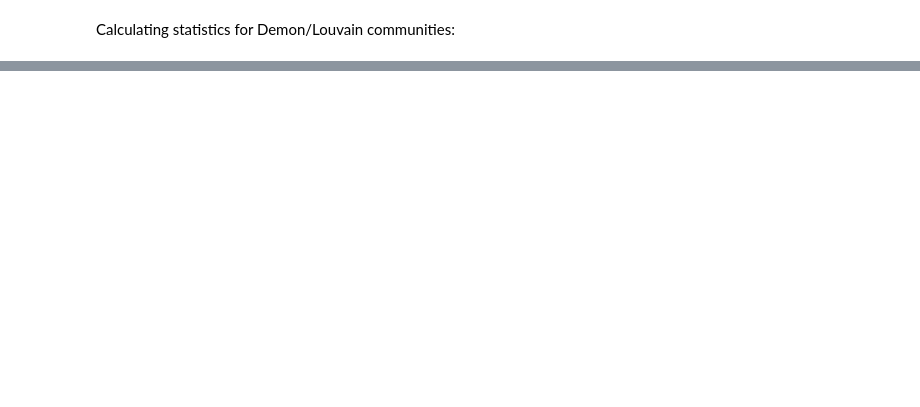
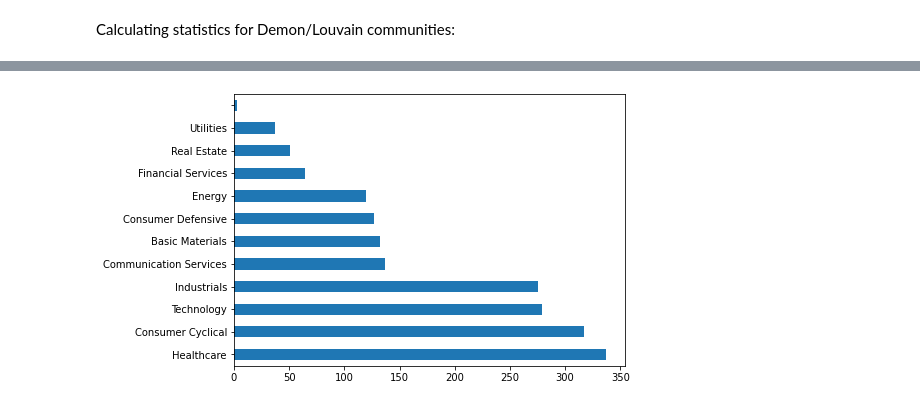
Before and after one commit to lassiraa/seekingalpha-network-analysis, a Jupyter notebook: community_discovery.ipynb, the cells around one changed output, grey strips where cells are left out. Cells and saved outputs as stored; diff of their text form; code cells hidden in the pictures; blank space fills up the shorter version.

Commit message:
add sector distribution visualizatio

```diff
--- a/community_discovery.ipynb
+++ b/community_discovery.ipynb
@@ -118,0 +117,5 @@ Min size k-clique community: 3
+# %%
+nodes_df['sector'].value_counts().plot(kind='barh', figsize=(7,5))
+plt.show()
+# %% [output]
+[figure, added]
```
Also changed, not shown: parts of 12 cells of this notebook.
